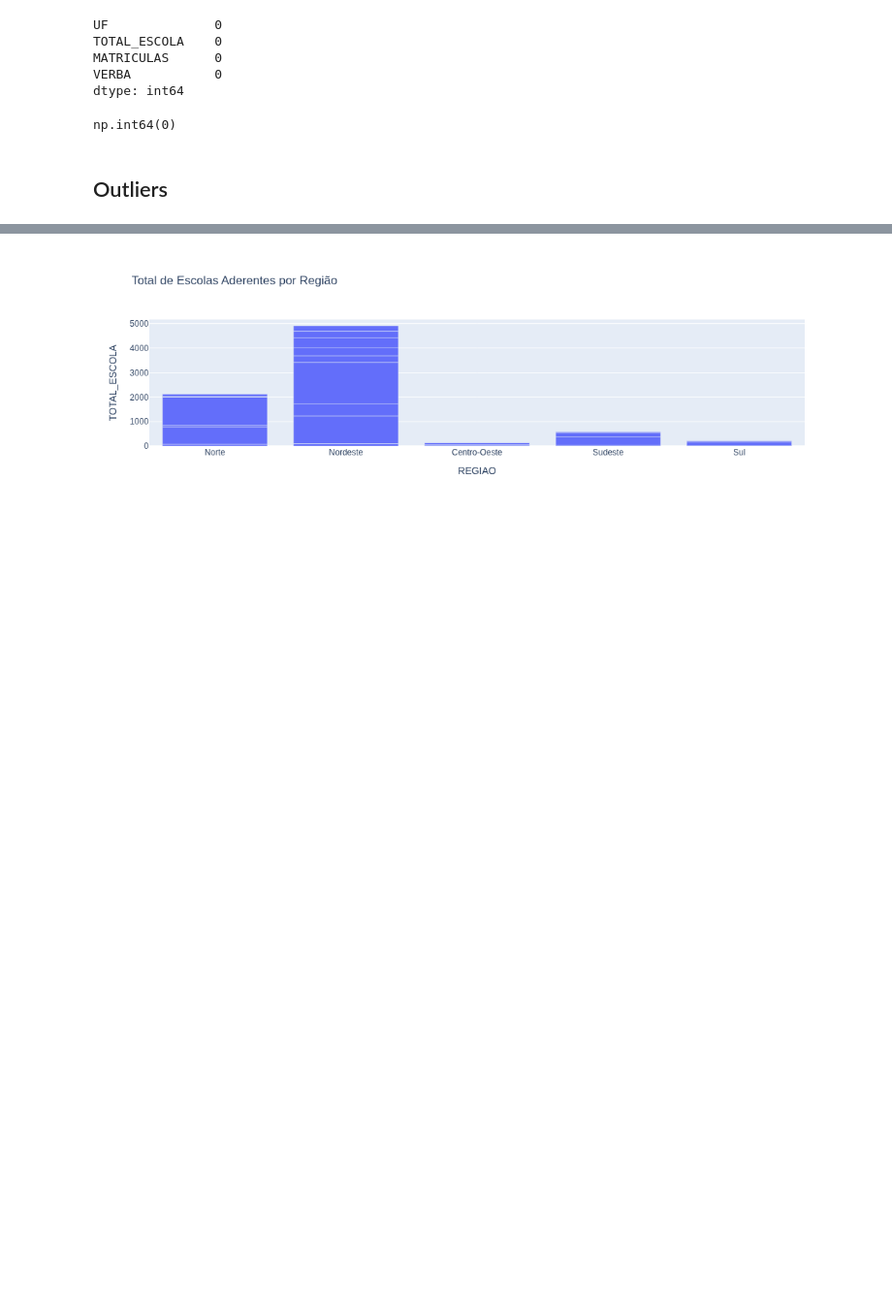
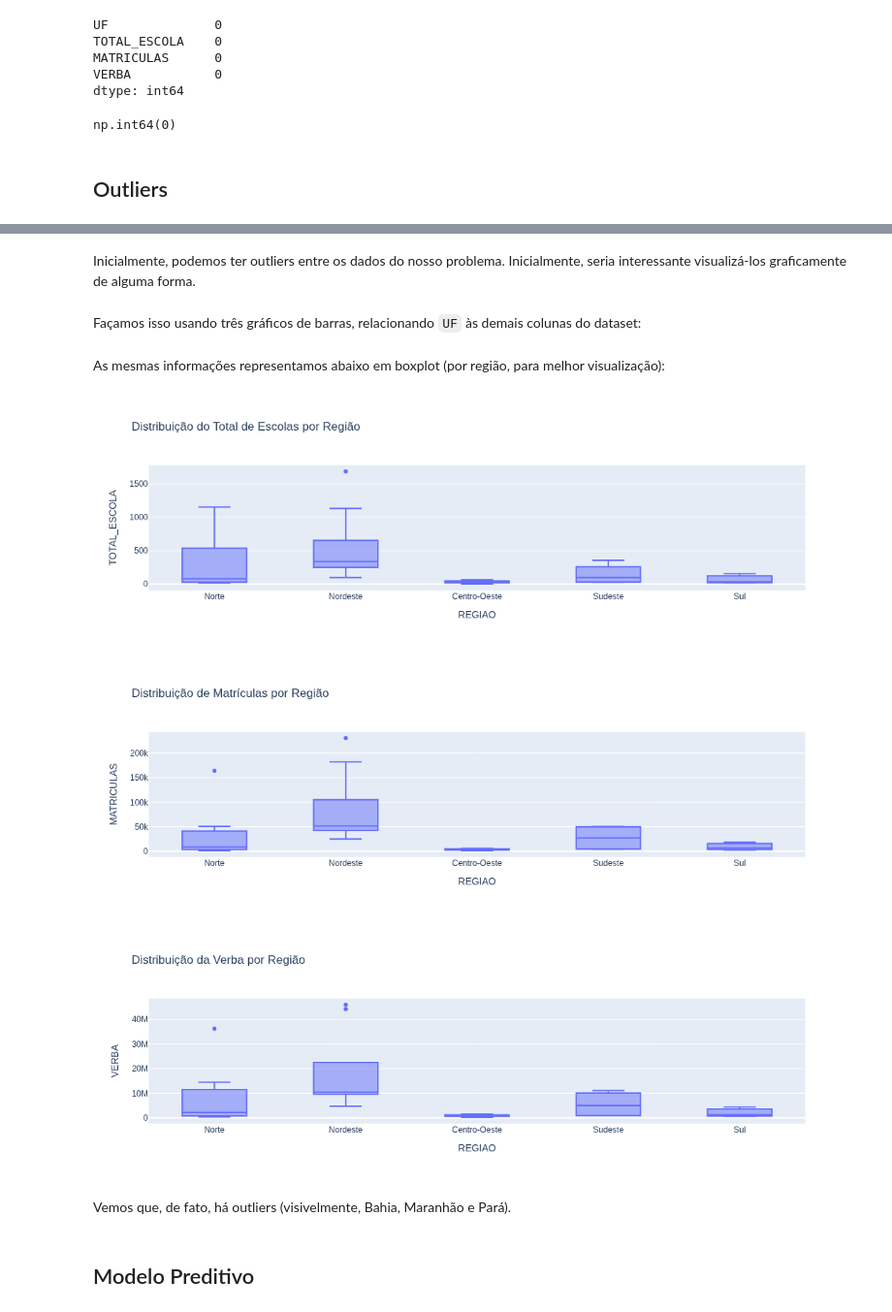
Before and after one commit to AlbertNewton254/programa-brasil-na-escola, a Jupyter notebook: eda.ipynb, the cells around one changed output, grey strips where cells are left out. Shown: that part at 97% size. Cells and saved outputs as stored; diff of their text form; code cells hidden in the pictures; blank space fills up the shorter version.

```diff
--- a/eda.ipynb
+++ b/eda.ipynb
@@ -143,11 +97,4 @@ fig.show()
-# %%
-fig = px.bar(
-    df,
-    x = "REGIAO",
-    y = "TOTAL_ESCOLA",
-    title = "Total de Escolas Aderentes por Região"
-)
-
-fig.show()
-# %% [output]
-[figure, removed]
+# %% [markdown]
+Inicialmente, podemos ter outliers entre os dados do nosso problema. Inicialmente, seria interessante visualizá-los graficamente de alguma forma.
+# %% [markdown]
+Façamos isso usando três gráficos de barras, relacionando ``UF`` às demais colunas do dataset:
@@ -153,0 +138,62 @@ fig.show()
+# %% [markdown]
+As mesmas informações representamos abaixo em boxplot (por região, para melhor visualização):
+# %%
+df_regions = df.copy()
+
+NORTE = ["AC", "AM", "AP", "PA", "RO", "RR", "TO"]
+NORDESTE = ["AL", "BA", "CE", "MA", "PB", "PE", "PI", "RN", "SE"]
+CENTRO_OESTE = ["DF", "GO", "MT", "MS"]
+SUDESTE = ["ES", "MG", "RJ", "SP"]
+SUL = ["PR", "RS", "SC"]
+
+def classificar_regiao(uf):
+    if uf in NORTE:
+        return "Norte"
+    elif uf in NORDESTE:
+        return "Nordeste"
+    elif uf in CENTRO_OESTE:
+        return "Centro-Oeste"
+    elif uf in SUDESTE:
+        return "Sudeste"
+    elif uf in SUL:
+        return "Sul"
+    else:
+        return "Outro"
+
+df_regions["REGIAO"] = df["UF"].apply(classificar_regiao)
+
+escolas = px.box(
+    df_regions,
+    x="REGIAO",
+    y="TOTAL_ESCOLA",
+    title="Distribuição do Total de Escolas por Região",
+    category_orders={"REGIAO": ["Norte", "Nordeste", "Centro-Oeste", "Sudeste", "Sul"]}
+)
+
+matriculas = px.box(
+    df_regions,
+    x="REGIAO",
+    y="MATRICULAS",
+    title="Distribuição de Matrículas por Região",
+    category_orders={"REGIAO": ["Norte", "Nordeste", "Centro-Oeste", "Sudeste", "Sul"]}
+)
+
+verba = px.box(
+    df_regions,
+    x="REGIAO",
+    y="VERBA",
+    title="Distribuição da Verba por Região",
+    category_orders={"REGIAO": ["Norte", "Nordeste", "Centro-Oeste", "Sudeste", "Sul"]}
+)
+
+escolas.show()
+matriculas.show()
+verba.show()
+# %% [output]
+[figure, added]
+[figure, added]
+[figure, added]
+# %% [markdown]
+Vemos que, de fato, há outliers (visivelmente, Bahia, Maranhão e Pará).
+# %% [markdown]
+## Modelo Preditivo
```
Also changed, not shown: parts of 29 cells of this notebook.
